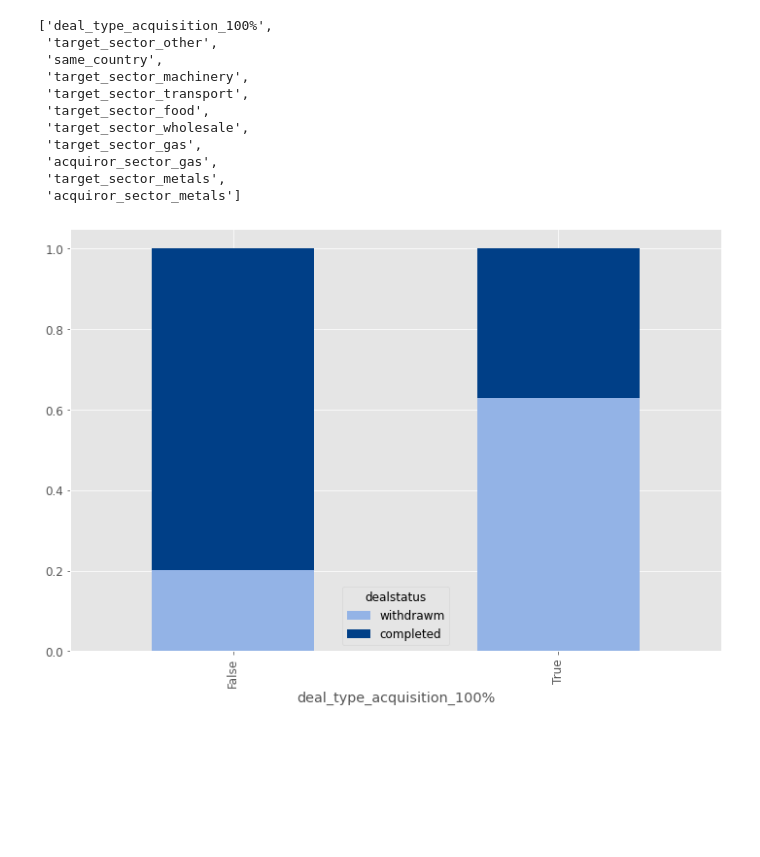
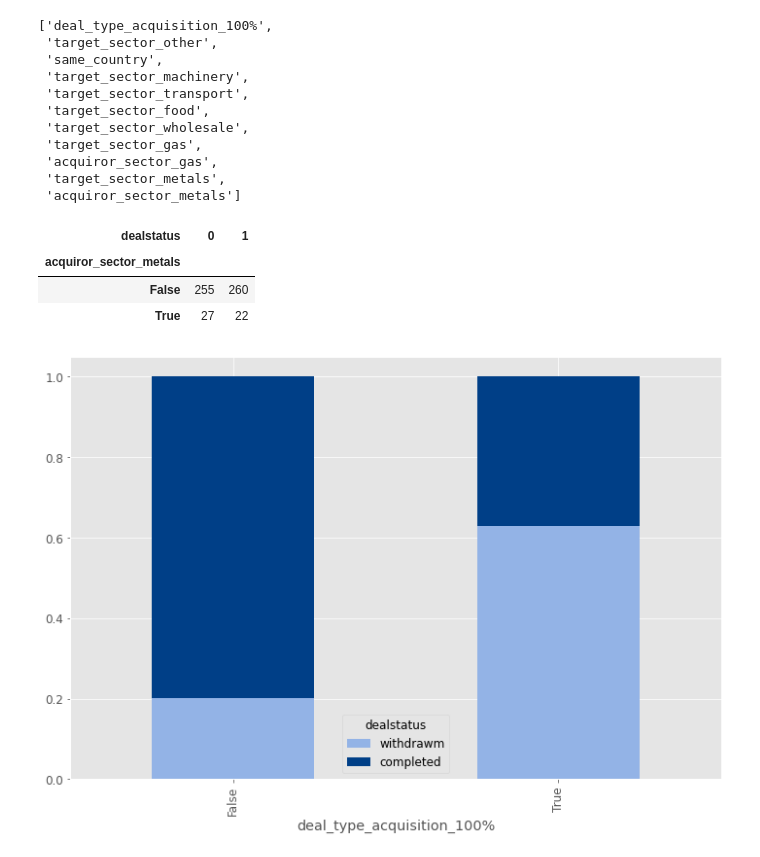
Before and after one commit to happyhil/uva-strategy-analytics, a Jupyter notebook: assignments/assignment1/descriptives.ipynb, the cells around one changed output. Saved outputs shown, nothing was run; the diff lists cells and outputs as text; code cells hidden in the pictures; blank space fills up the shorter version.

```diff
--- a/assignments/assignment1/descriptives.ipynb
+++ b/assignments/assignment1/descriptives.ipynb
@@ -70,6 +70,13 @@ model_comparisons['tree']['features']
  'acquiror_sector_gas',
  'target_sector_metals',
  'acquiror_sector_metals']
+# %%
+crosstab
+# %% [output]
+| dealstatus | 0 | 1 |
+| acquiror_sector_metals |  |  |
+| False | 255 | 260 |
+| True | 27 | 22 |
 # %%
 y = 'dealstatus'
 for x in model_comparisons['tree']['features']:
```
Also changed, not shown: 4 other files.
